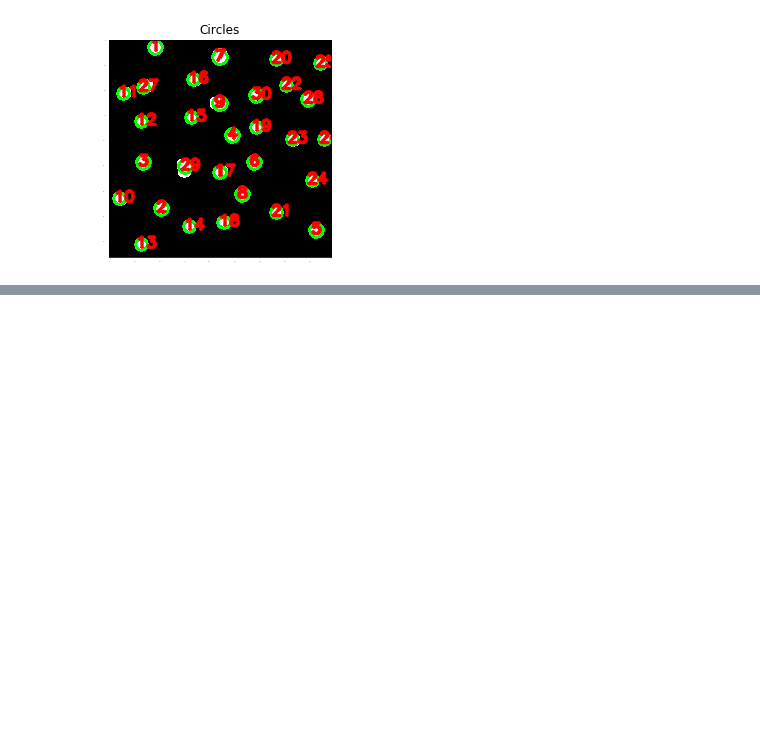
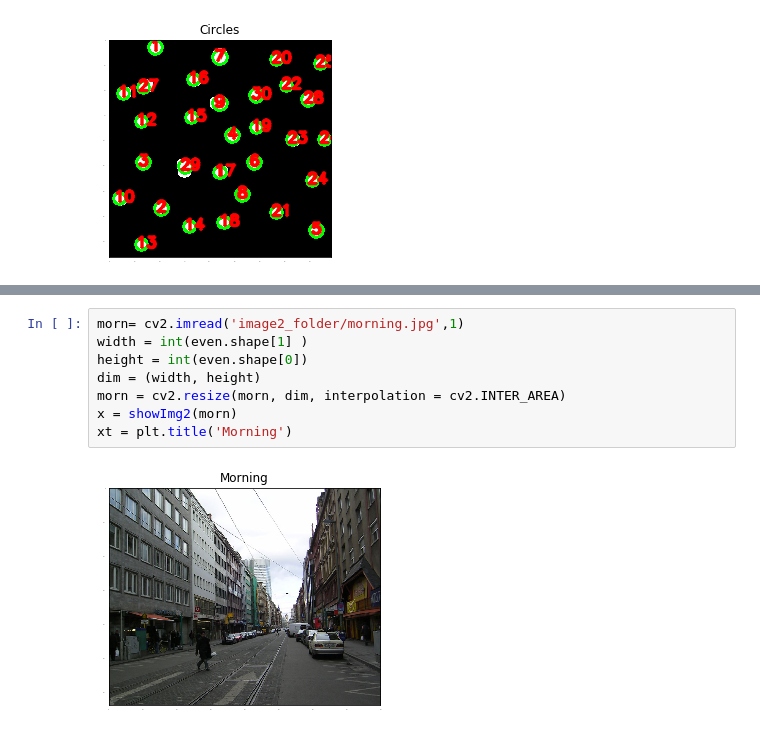
Before and after one commit to MennaMuhammed/ImageAssg2, a Jupyter notebook: ImagProc-Assg2.ipynb, the cells around one changed output, grey strips where cells are left out. Drawn from its saved outputs; the diff is of its cells as text; blank space fills up the shorter version.

```diff
--- a/ImagProc-Assg2.ipynb
+++ b/ImagProc-Assg2.ipynb
@@ -262,0 +285,10 @@ yt = plt.title('Lines')
+# %%
+morn= cv2.imread('image2_folder/morning.jpg',1)
+width = int(even.shape[1] )
+height = int(even.shape[0])
+dim = (width, height)
+morn = cv2.resize(morn, dim, interpolation = cv2.INTER_AREA)
+x = showImg2(morn)
+xt = plt.title('Morning')
+# %% [output]
+[figure, added]
```
Also changed, not shown: parts of 18 cells of this notebook.
